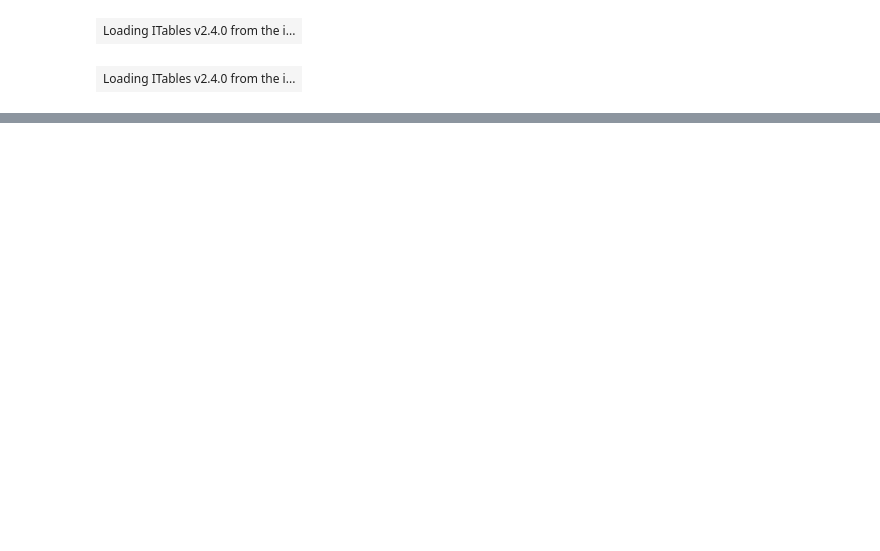
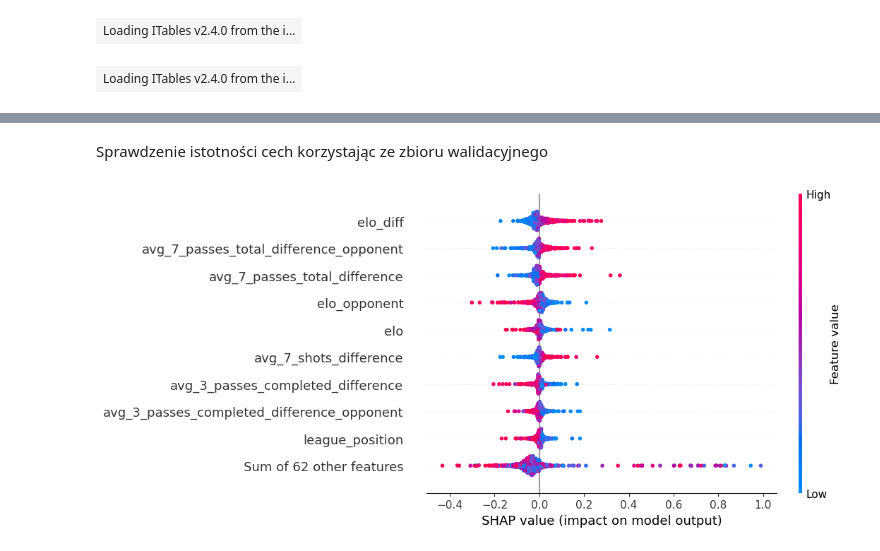
Before and after one commit to gcichy/master_project, a Jupyter notebook: model_creation/nn_model_creation.ipynb, the cells around one changed output, grey strips where cells are left out. Cells and saved outputs as stored; diff of their text form; code cells hidden in the pictures; blank space fills up the shorter version.

```diff
--- a/model_creation/nn_model_creation.ipynb
+++ b/model_creation/nn_model_creation.ipynb
@@ -52,0 +116,28 @@ df
+# %%
+def create_model(input_dim):
+    model = Sequential([
+        Input(shape=(input_dim,)),
+        Dense(128, activation='relu'),
+        Dropout(0.3),
+        Dense(64, activation='relu'),
+        Dropout(0.3),
+        Dense(1, activation='sigmoid')
+    ])
+    model.compile(
+        optimizer='adam',
+        loss='binary_crossentropy',
+        metrics=[tf.keras.metrics.Precision(), tf.keras.metrics.Recall()]
+    )
+    return model
+
+# Opakowanie modelu
+clf1 = KerasClassifier(
+    model=create_model,
+    input_dim=X_train.shape[1],  # <-- przekazujesz input_dim jako parametr modelu
+    epochs=50,
+    batch_size=32,
+    verbose=0,
+    shuffle=False,
+    random_state=42)
+# clf = create_model(X_train)
+clf1.fit(X_train, y_train)
@@ -52,0 +205,9 @@ df
+# %% [markdown]
+Sprawdzenie istotności cech korzystając ze zbioru walidacyjnego
+# %%
+explainer = shap.Explainer(clf1.predict, X_val)  # clf to Twoja sieć
+shap_values = explainer(X_val)
+
+shap.plots.beeswarm(shap_values)
+# %% [output]
+[figure, added]
```
Also changed, not shown: parts of 19 cells of this notebook, 1 other file.
